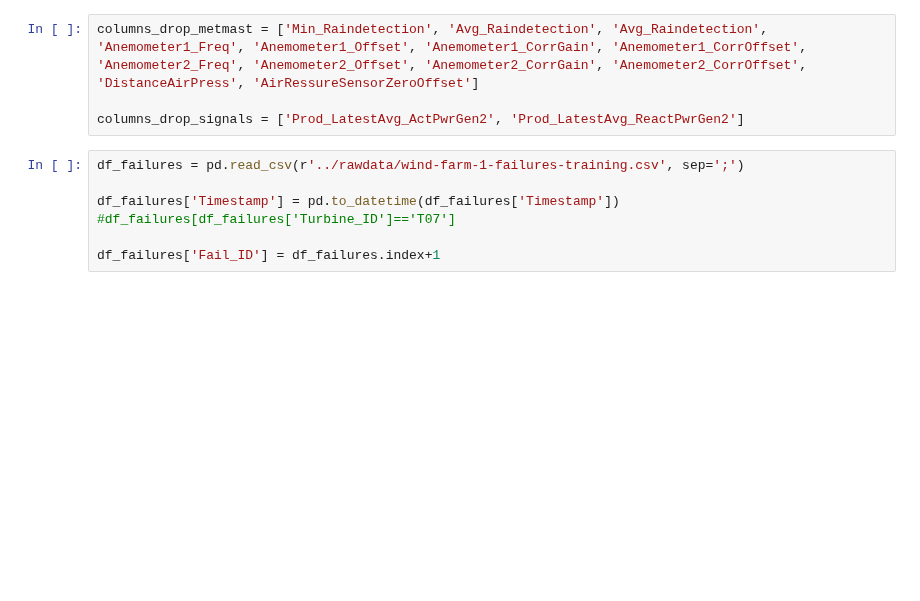
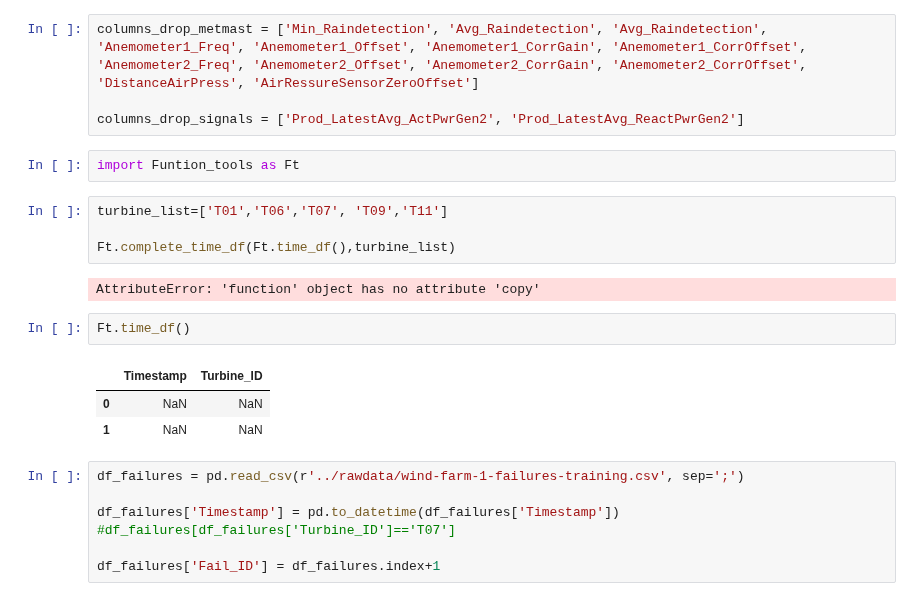
Before and after one commit to RicardoJPedro82/wmillfailprev, a Jupyter notebook: notebooks/Miguel.ipynb, the cells around one changed output. Cells and saved outputs as stored; diff of their text form; blank space fills up the shorter version.

```diff
--- a/notebooks/Miguel.ipynb
+++ b/notebooks/Miguel.ipynb
@@ -20,6 +20,20 @@ pwd
 columns_drop_metmast = ['Min_Raindetection', 'Avg_Raindetection', 'Avg_Raindetection', 'Anemometer1_Freq', 'Anemometer1_Offset', 'Anemometer1_CorrGain', 'Anemometer1_CorrOffset', 'Anemometer2_Freq', 'Anemometer2_Offset', 'Anemometer2_CorrGain', 'Anemometer2_CorrOffset', 'DistanceAirPress', 'AirRessureSensorZeroOffset']
 
 columns_drop_signals = ['Prod_LatestAvg_ActPwrGen2', 'Prod_LatestAvg_ReactPwrGen2']
+# %%
+import Funtion_tools as Ft
+# %%
+turbine_list=['T01','T06','T07', 'T09','T11']
+
+Ft.complete_time_df(Ft.time_df(),turbine_list)
+# %% [output]
+AttributeError: 'function' object has no attribute 'copy'
+# %%
+Ft.time_df()
+# %% [output]
+|  | Timestamp | Turbine_ID |
+| 0 | NaN | NaN |
+| 1 | NaN | NaN |
 # %%
 df_failures = pd.read_csv(r'../rawdata/wind-farm-1-failures-training.csv', sep=';')
 
```
Also changed, not shown: 2 other files.
